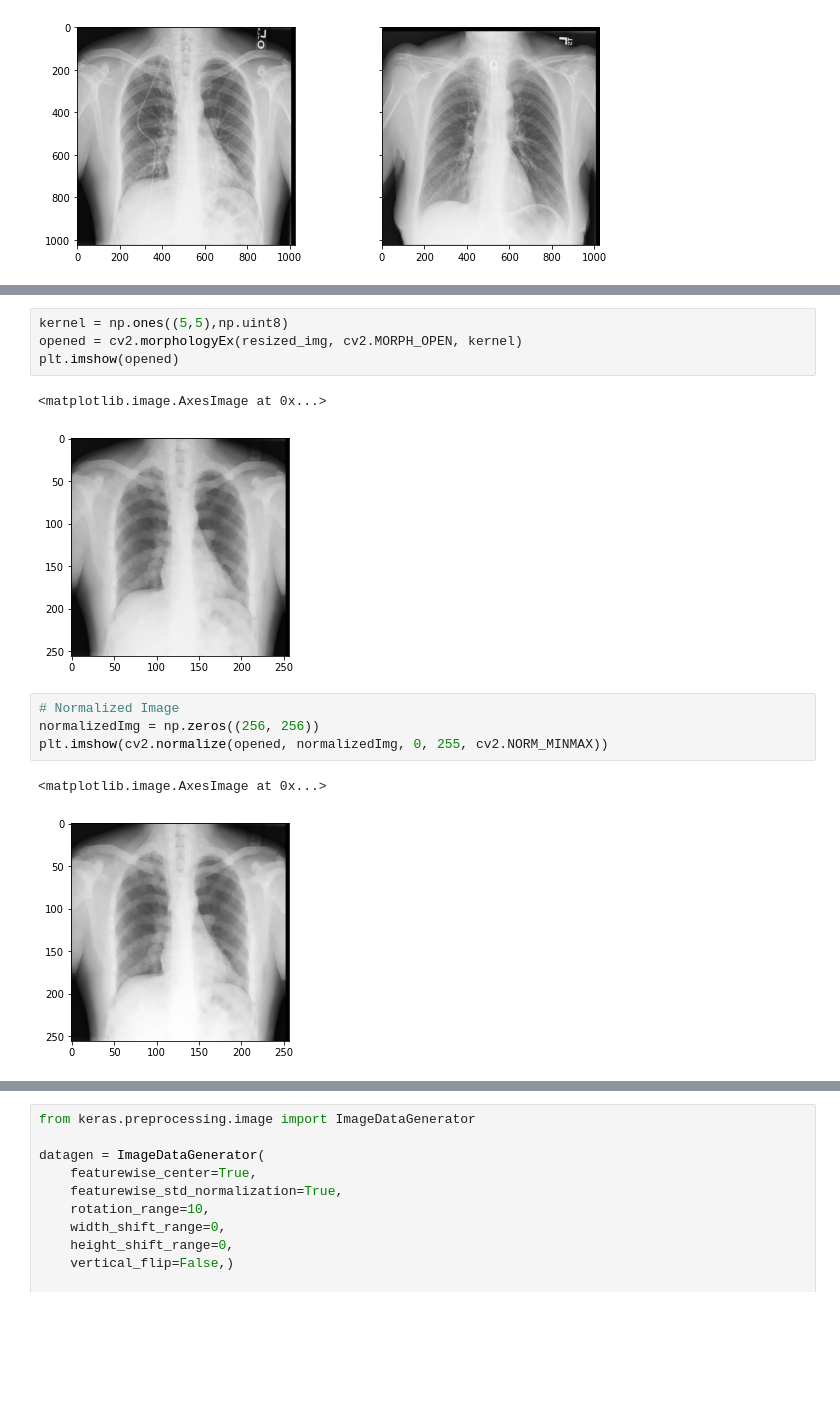
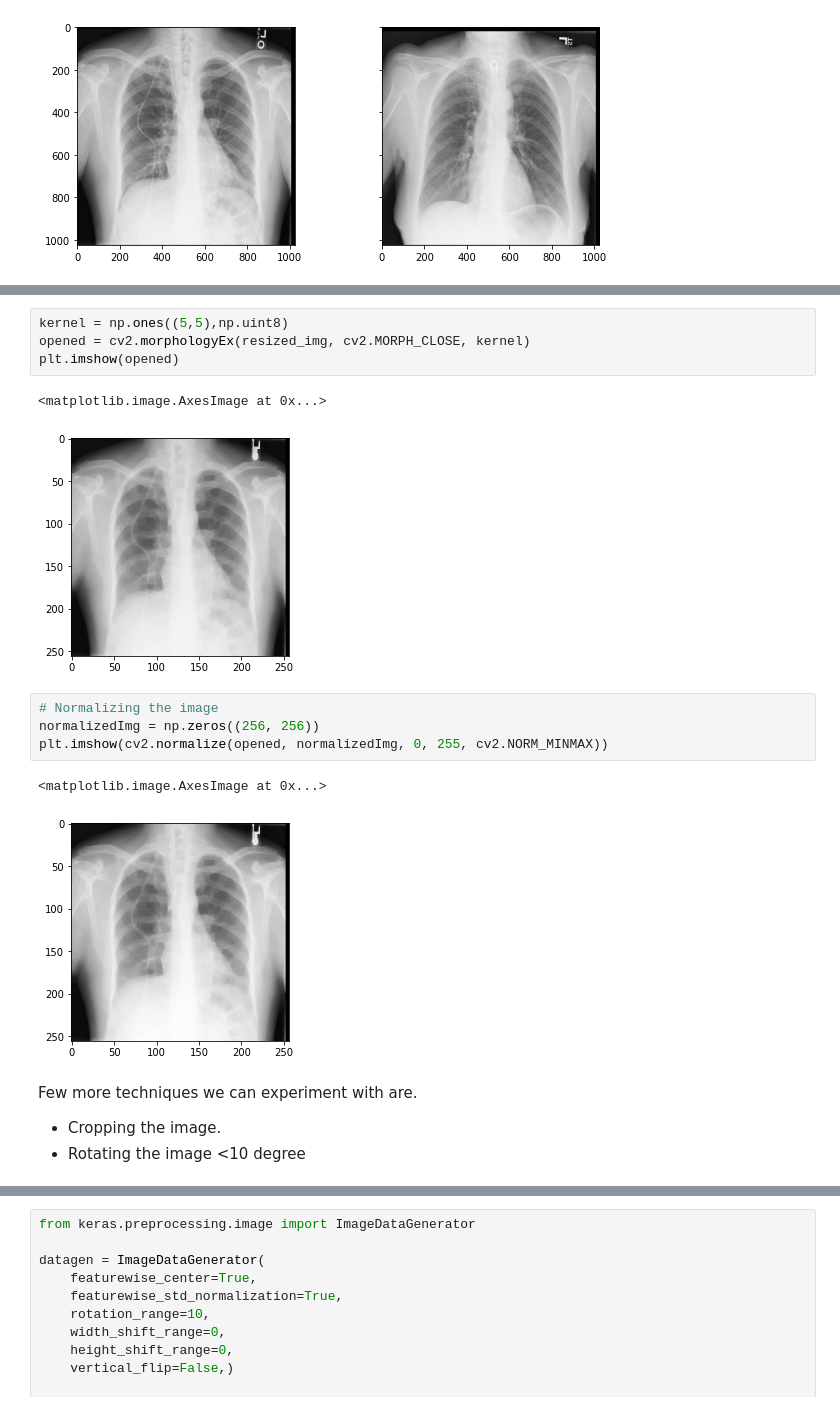
Before and after one commit to manjulakj/dl, a Jupyter notebook: effusion-detection-using-distributed-ml.ipynb, the cells around one changed output, grey strips where cells are left out. Cells and saved outputs as stored; diff of their text form; blank space fills up the shorter version.

```diff
--- a/Working_With_Chest_XRay_Images-.ipynb
+++ b/effusion-detection-using-distributed-ml.ipynb
@@ -181,17 +227,21 @@ print(resized_img.shape)
 # %%
 kernel = np.ones((5,5),np.uint8)
-opened = cv2.morphologyEx(resized_img, cv2.MORPH_OPEN, kernel)
+opened = cv2.morphologyEx(resized_img, cv2.MORPH_CLOSE, kernel)
 plt.imshow(opened)
 # %% [output]
 <matplotlib.image.AxesImage at 0x...>
-[figure, old version]
+[figure, new version]
 # %%
-# Normalized Image
+# Normalizing the image
 normalizedImg = np.zeros((256, 256))
 plt.imshow(cv2.normalize(opened, normalizedImg, 0, 255, cv2.NORM_MINMAX))
 # %% [output]
 <matplotlib.image.AxesImage at 0x...>
-[figure, old version]
+[figure, new version]
+# %% [markdown]
+Few more techniques we can experiment with are.
+- Cropping the image.
+- Rotating the image <10 degree
 # %% [markdown]
 ### Data Augmentation ###
 
```
Also changed, not shown: parts of 39 cells of this notebook, 2 other files.
